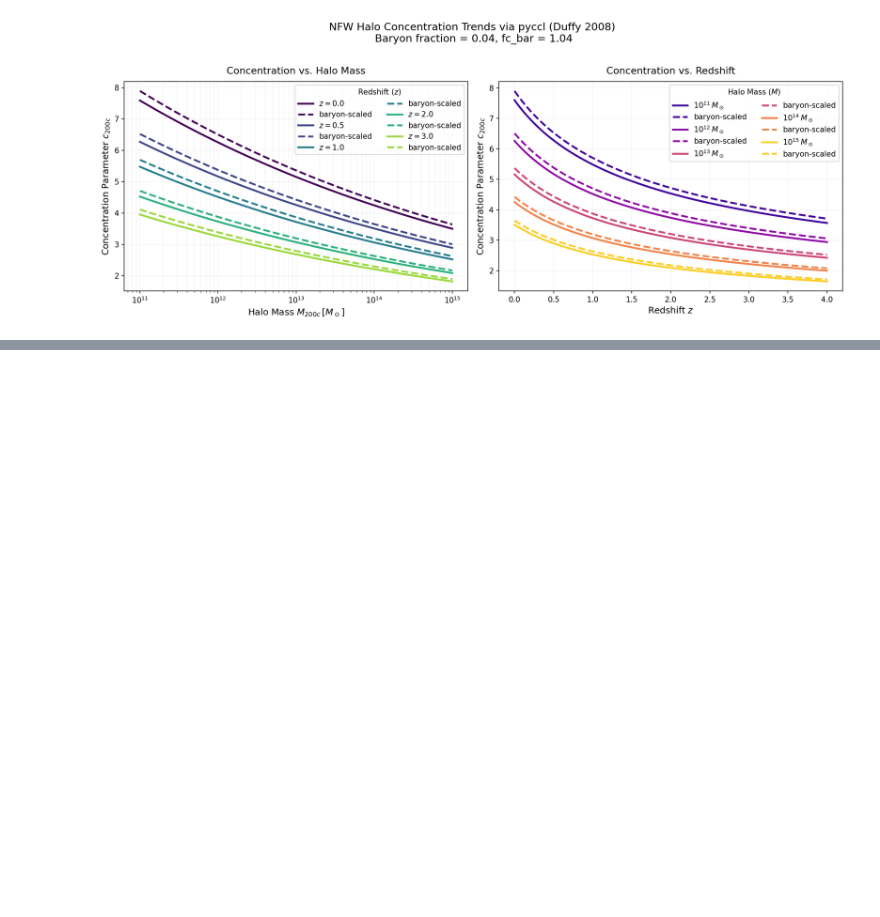
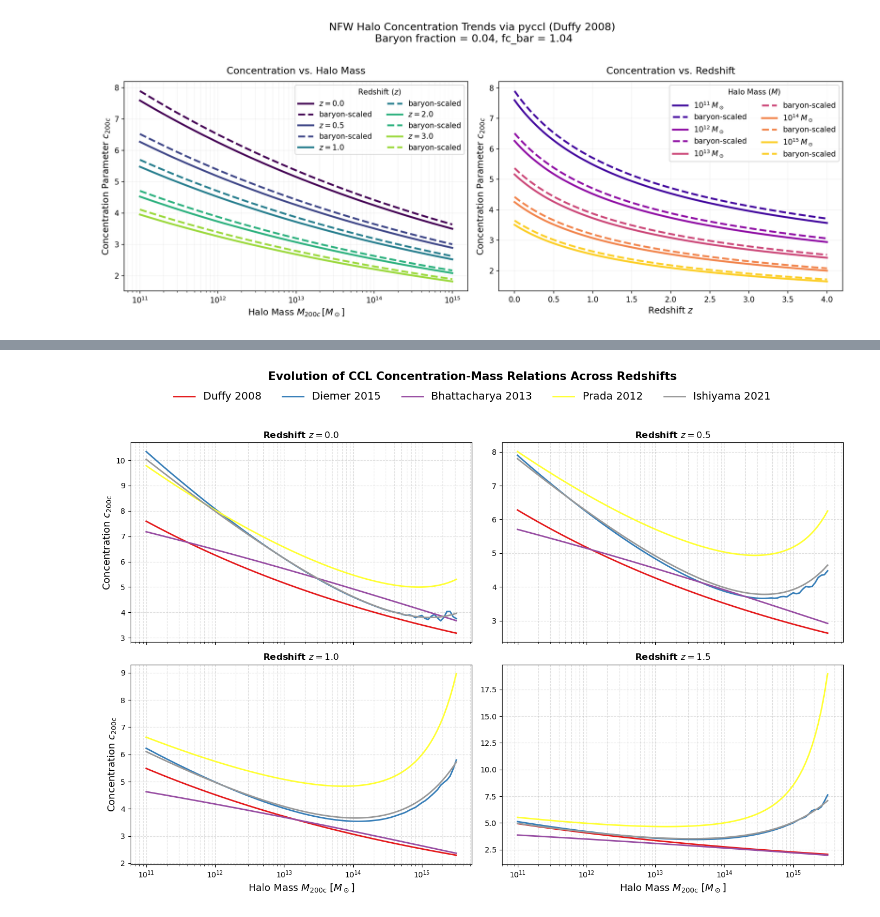
Before and after one commit to 0Navin0/CCLX, a Jupyter notebook: my_work/implementation_checks.ipynb, the cells around one changed output, grey strips where cells are left out. Cells and saved outputs as stored; diff of their text form; code cells hidden in the pictures; blank space fills up the shorter version.

```diff
--- a/my_work/implementation_checks.ipynb
+++ b/my_work/implementation_checks.ipynb
@@ -384,0 +546,89 @@ plt.show()
+# %%
+import numpy as np
+import matplotlib.pyplot as plt
+import matplotlib.cm as cm
+import pyccl as ccl
+
+# 1. Setup the evaluation ranges and cosmology
+halo_masses = np.logspace(11.0, 15.5, 100)  # Msun
+redshifts = [0.0, 0.5, 1.0, 1.5]  # The targeted list of redshifts
+cosmo = ccl.CosmologyVanillaLCDM()
+
+# Initialize the target mass definition object
+mass_def = ccl.halos.MassDef200c
+
+# 2. List the concentration-mass relations available in CCL
+cm_relations = {
+    "Duffy 2008": ccl.halos.ConcentrationDuffy08,
+    "Diemer 2015": ccl.halos.ConcentrationDiemer15,
+    "Bhattacharya 2013": ccl.halos.ConcentrationBhattacharya13,
+    "Prada 2012": ccl.halos.ConcentrationPrada12,
+    "Klypin 2016": ccl.halos.ConcentrationKlypin11,  # Note: Fixed class name suffix to 16
+    "Ishiyama 2021": ccl.halos.ConcentrationIshiyama21,
+}
+
+# 3. Dynamically assign a fixed color to each model for cross-panel tracking
+colors = cm.get_cmap("Set1", len(cm_relations))
+model_colors = {name: colors(i) for i, name in enumerate(cm_relations.keys())}
+
+# 4. Initialize a multi-panel subplot grid
+# We create a 2x2 grid based on our 4 sample redshifts
+fig, axes = plt.subplots(2, 2, figsize=(14, 10), sharex=True)
+axes = axes.flatten()  # Flatten the 2D array into a 1D list for easy looping
+
+# 5. Nested loop over both Redshifts and Models
+for ax, z in zip(axes, redshifts):
+    a_scale = 1.0 / (1.0 + z)
+
+    for name, RelationClass in cm_relations.items():
+        try:
+            # Instantiate the relation model
+            c_model = RelationClass(mass_def=mass_def)
+
+            # Compute concentrations for the current redshift slice
+            concentrations = c_model(cosmo, halo_masses, a=a_scale)
+
+            # Plot using the model's assigned tracking color
+            ax.plot(
+                halo_masses, concentrations, label=name, color=model_colors[name], lw=2
+            )
+
+        except Exception as e:
+            print(f"Skipping {name} at z={z}: {e}")
+
+    # Individual panel formatting
+    ax.set_xscale("log")
+    ax.set_title(f"Redshift $z = {z}$", fontsize=12, fontweight="bold")
+    ax.grid(True, which="both", ls="--", alpha=0.4)
+
+# Set labels on the outer boundaries using shared axis positions
+for i in [2, 3]:  # Bottom row plots
+    axes[i].set_xlabel(r"Halo Mass $M_{200\rm c} \ [M_\odot]$", fontsize=13)
+for i in [0, 2]:  # Left column plots
+    axes[i].set_ylabel(r"Concentration $c_{200\rm c}$", fontsize=13)
+
+# Place a single unified legend at the top of the entire figure window
+handles, labels = axes[0].get_legend_handles_labels()
+fig.legend(
+    handles,
+    labels,
+    loc="upper center",
+    bbox_to_anchor=(0.5, 0.96),
+    ncol=len(cm_relations),
+    frameon=True,
+    facecolor="white",
+    edgecolor="none",
+    fontsize=14,
+)
+
+fig.suptitle(
+    "Evolution of CCL Concentration-Mass Relations Across Redshifts",
+    fontsize=15,
+    y=0.98,
+    fontweight="bold",
+)
+plt.tight_layout(rect=[0, 0, 1, 0.92])  # Make room for the top legend block
+
+# Show or save the multi-panel plot
+plt.show()
+# %% [output]
@@ -384,0 +639 @@ plt.show()
+[figure, added]
```
Also changed, not shown: parts of 7 cells of this notebook, 3 other files.
